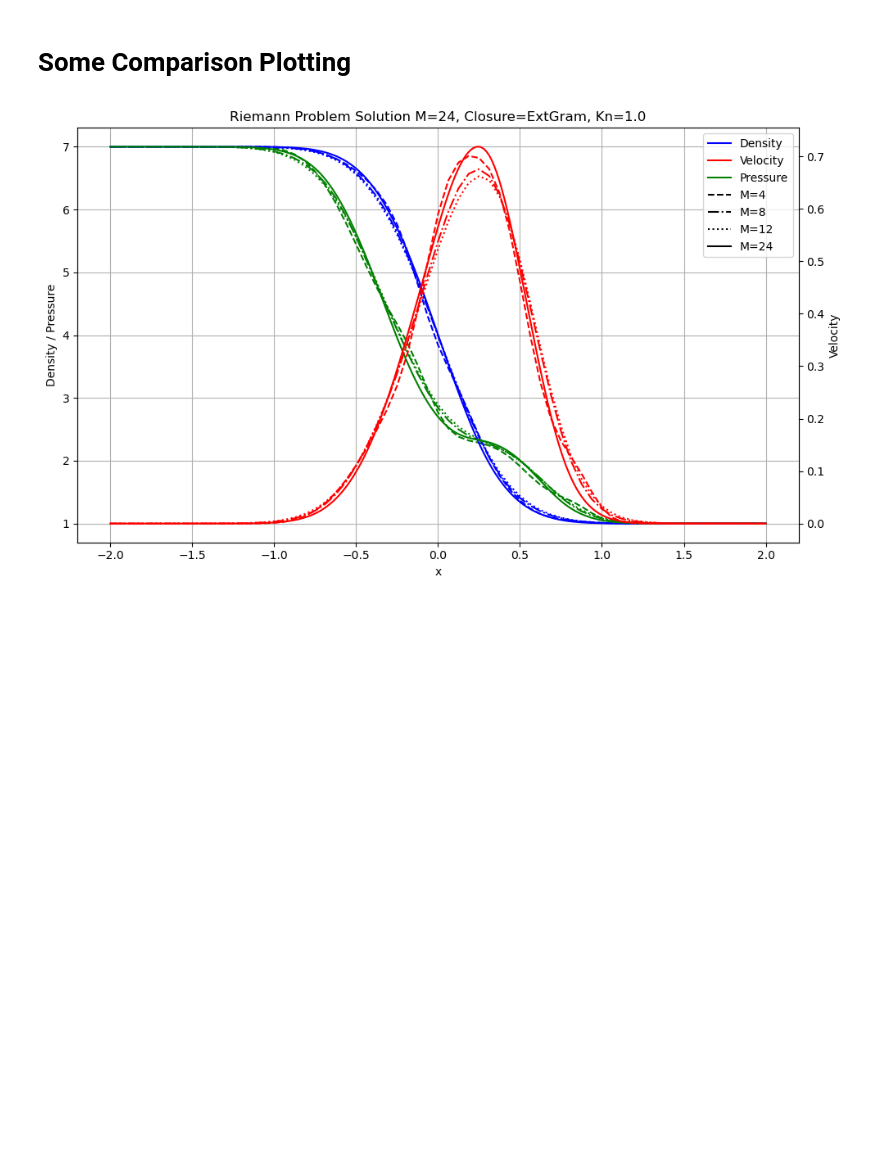
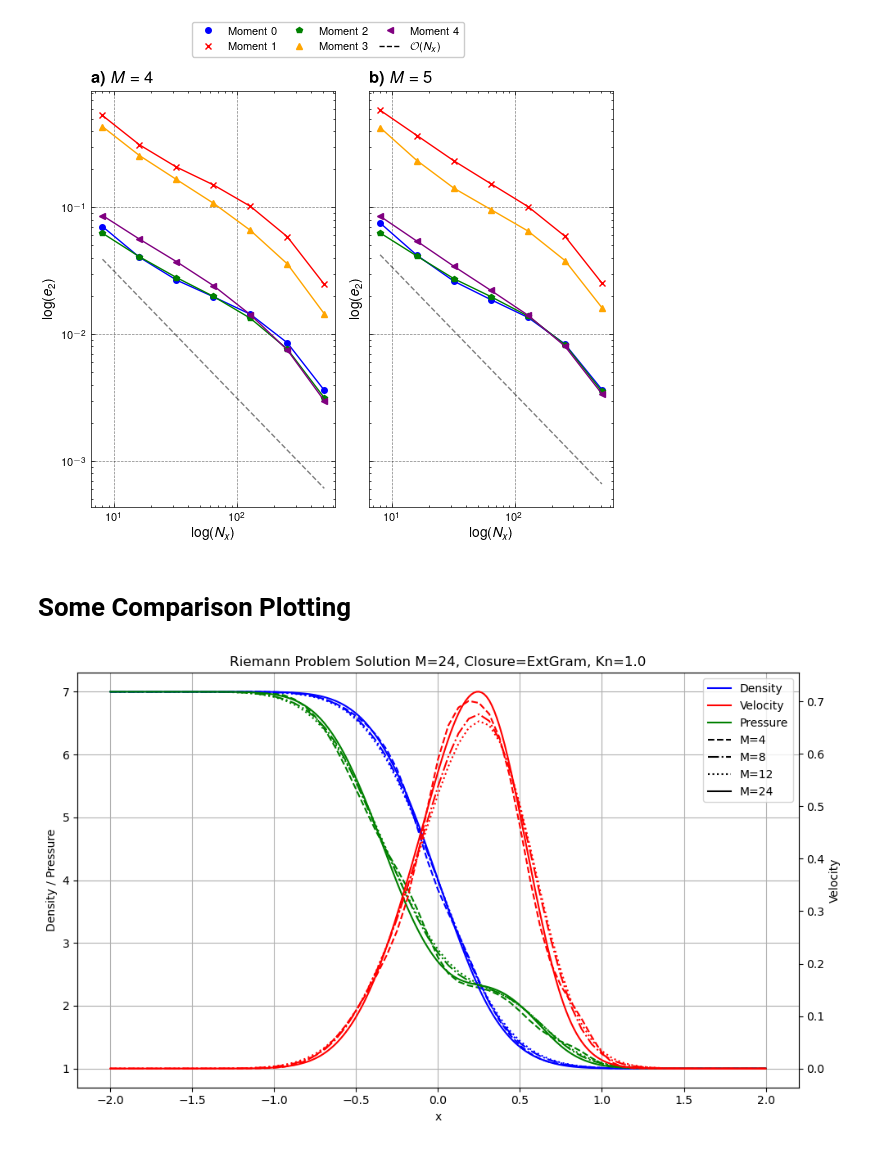
Before and after one commit to JanHab/ExtGram.jl, a Jupyter notebook: notebooks/GridConvergence.ipynb, the cells around one changed output. Cells and saved outputs as stored; diff of their text form; code cells hidden in the pictures; blank space fills up the shorter version.

```diff
--- a/notebooks/GridConvergence.ipynb
+++ b/notebooks/GridConvergence.ipynb
@@ -1,5 +1,11 @@
 # %%
 import matplotlib.pyplot as plt
+import scienceplots
+plt.style.use(['science', 'nature', 'grid'])
+
+from matplotlib.lines import Line2D
+
+import string
 import numpy as np
 from scipy.interpolate import interp1d
 import pandas as pd
@@ -26,3 +54,89 @@ theta_R = 1.0
+# %%
+colors = ['blue', 'red', 'green', 'orange', 'purple']
+marker = ['-o', '-x', '-p', '-^', '-<', '-v']
+marker_legend = ['o', 'x', 'p', '^', '<', 'v']
+labels = string.ascii_lowercase
+# %%
+Moments = [4, 5]
+base_tree_level_vec = [3, 4, 5, 6, 7, 8, 9, 10]
+source_string = 'relaxation_source'
+
+fig, axs = plt.subplots(1, 2, figsize=(WIDTH, HEIGHT), sharey=True)
+
+for i, M in enumerate(Moments):
+    moment_solutions = []
+    x_solutions = []
+
+    for base_tree_level in base_tree_level_vec:
+        filename = f"../out/Riemann1D/Moments/gram_solution_M{M}_closure{closure}_Kn{Kn}_source{source_string}_T_end{T_end}_rho_L{rho_L}_rho_R{rho_R}_v_L{v_L}_v_R{v_R}_theta_L{theta_L}_theta_R{theta_R}_base_tree_level{base_tree_level}_polydeg{polydeg}_cons.tsv"
+
+        data = read_solution_file(filename)
+
+        # Build time → timestep mapping
+        times = np.array([data[ts]["t"] for ts in sorted(data.keys())])
+        timesteps = np.array(sorted(data.keys()))
+
+        time_query = 21 # last time step
+        sol = interpolate_solution(data, time_query, times, timesteps)
+        x, u, t = sol["x"], sol["u"], sol["t"]
+
+
+        x_solutions.append(x)
+        moment_solutions.append(u)  # Store all moments
+
+        rho = u[:, 0]
+        v = u[:, 1] / rho
+        p = u[:, 2] - rho * v**2
+
+    errors = {}
+    Nx = []
+    for mom in range(M+1):
+        errors[mom] = []
+        ref_solution = interp1d(x_solutions[-1], moment_solutions[-1][:, mom])  # Using the same data as reference for simplicity
+        for j, tree_level in enumerate(base_tree_level_vec[:-1]):
+            data_trixi = moment_solutions[j][:, mom]
+            trixi_solution = interp1d(x_solutions[j], data_trixi, kind='linear', fill_value="extrapolate") # ! cubic
+            diff = ref_solution(x_solutions[-1]) - trixi_solution(x_solutions[-1])
+            # error = np.sqrt(np.mean(diff**2)) / np.sqrt(np.mean(ref_solution(x_solutions[-1])**2))
+            error = np.mean(np.abs(diff)) / np.mean(np.abs(ref_solution(x_solutions[-1])))
+            errors[mom].append(error)
+            if mom == 0:
+                Nx.append(2**tree_level) # Assuming 3 cells per leaf node -> * 3 in the brackets
+
+    for mom in range(5):
+        axs[i].loglog(Nx, errors[mom], marker=marker_legend[mom], color=colors[mom])
+
+    # --- Add Reference Slopes ---
+    # Calculate dummy lines based on the last data point of Moment 0
+    Nx = np.array(Nx)
+    ref_y = np.array(errors[0][-1])
+    ref_x_last = Nx[-1]
+
+    # Slope 1: O(N^-1)
+    slope1 = (ref_y - 3e-3) * (Nx / ref_x_last)**(-1)
+    axs[i].loglog(Nx, slope1, 'k--', alpha=0.5, label='$\mathcal{O}(N_x)$')
+
+    axs[i].set_xticks([10**1, 10**2]) #!, 10**3])
+    axs[i].set_xlabel('$\log(N_x)$')
+    axs[i].set_ylabel('$\log(e_2)$')
+    axs[i].set_title(f'\\textbf{{{labels[i]})}} $M={M}$', loc='left')
+
+moment_elements = [Line2D([0], [0], color=colors[mom], marker=marker_legend[mom], label=f'Moment {mom}', linestyle='') for mom in range(5)]
+moment_elements.append(Line2D([0], [0], color='k', linestyle='--', label='$\mathcal{O}(N_x)$'))
+fig.legend(
+    handles=moment_elements,
+    loc='upper center',
+    bbox_to_anchor=(0.5, 1.08),
+    ncol=3,
+    # frameon=True,
+    columnspacing=1.0 # Adjust spacing between columns
+)
+
+fig.tight_layout()
+fig.savefig(f'../out/Figures/Riemann1D/GridConvergence_M4M5.pdf')
+fig.show()
+# %% [output]
+[figure, added]
 # %% [markdown]
 # Some Comparison Plotting
 # %%
```
Also changed, not shown: parts of 4 cells of this notebook.
